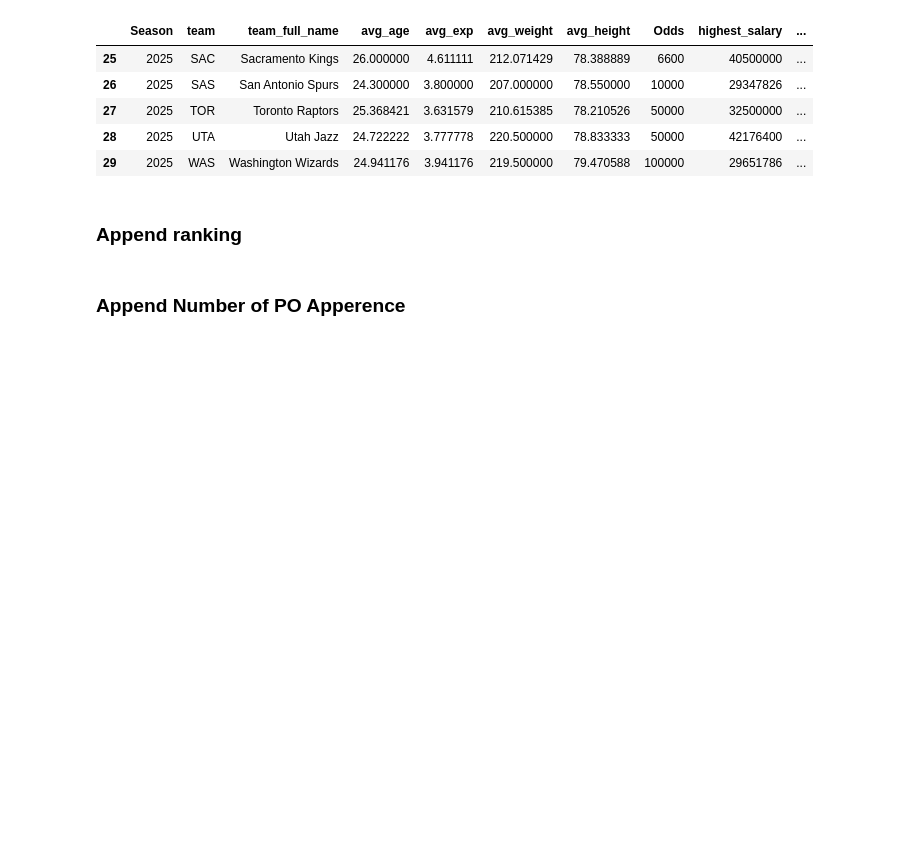
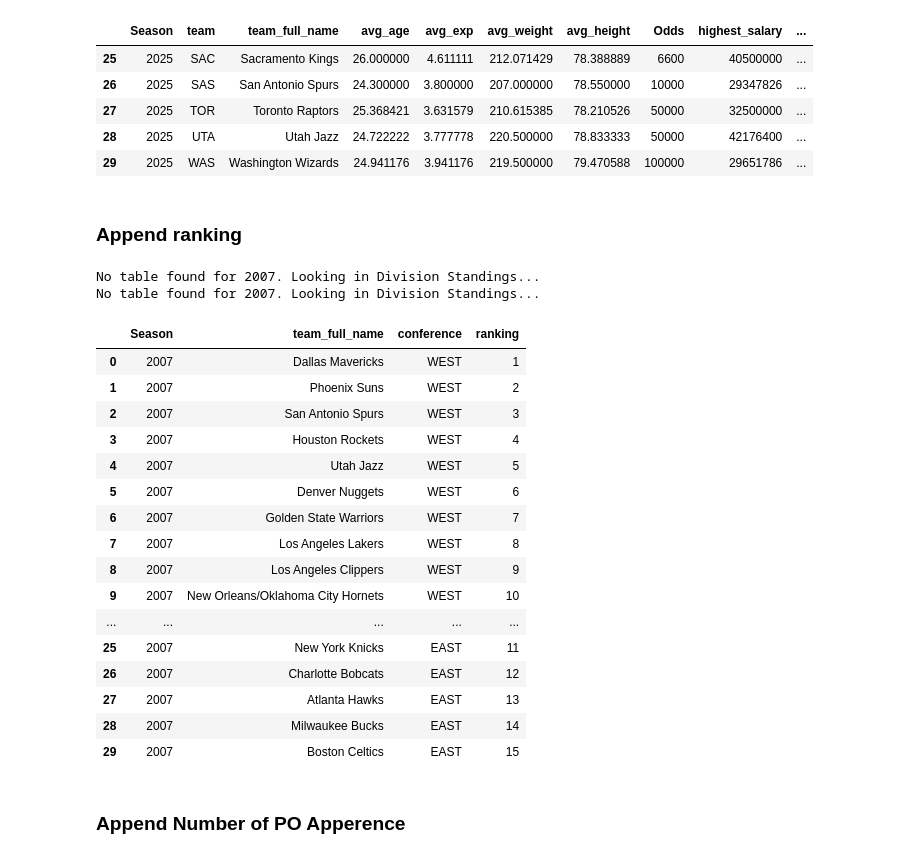
Before and after one commit to TomHavy/Nba-Standings-Prediction, a Jupyter notebook: notebooks/scrap-nba-data.ipynb, the cells around one changed output. Saved outputs shown, nothing was run; the diff lists cells and outputs as text; code cells hidden in the pictures; blank space fills up the shorter version.

```diff
--- a/notebooks/scrap-nba-data.ipynb
+++ b/notebooks/scrap-nba-data.ipynb
@@ -653,7 +653,28 @@ def scrape_ranking(season):
 
     return all_data
 # %%
-ranking = scrape_ranking(2024)
+ranking = scrape_ranking(2007)
+ranking
+# %% [output]
+No table found for 2007. Looking in Division Standings...
+No table found for 2007. Looking in Division Standings...
+|  | Season | team_full_name | conference | ranking |
+| 0 | 2007 | Dallas Mavericks | WEST | 1 |
+| 1 | 2007 | Phoenix Suns | WEST | 2 |
+| 2 | 2007 | San Antonio Spurs | WEST | 3 |
+| 3 | 2007 | Houston Rockets | WEST | 4 |
+| 4 | 2007 | Utah Jazz | WEST | 5 |
+| 5 | 2007 | Denver Nuggets | WEST | 6 |
+| 6 | 2007 | Golden State Warriors | WEST | 7 |
+| 7 | 2007 | Los Angeles Lakers | WEST | 8 |
+| 8 | 2007 | Los Angeles Clippers | WEST | 9 |
+| 9 | 2007 | New Orleans/Oklahoma City Hornets | WEST | 10 |
+| ... | ... | ... | ... | ... |
+| 25 | 2007 | New York Knicks | EAST | 11 |
+| 26 | 2007 | Charlotte Bobcats | EAST | 12 |
+| 27 | 2007 | Atlanta Hawks | EAST | 13 |
+| 28 | 2007 | Milwaukee Bucks | EAST | 14 |
+| 29 | 2007 | Boston Celtics | EAST | 15 |
 # %% [markdown]
 ### Append Number of PO Apperence
 # %%
```
Also changed, not shown: 3 other files.
